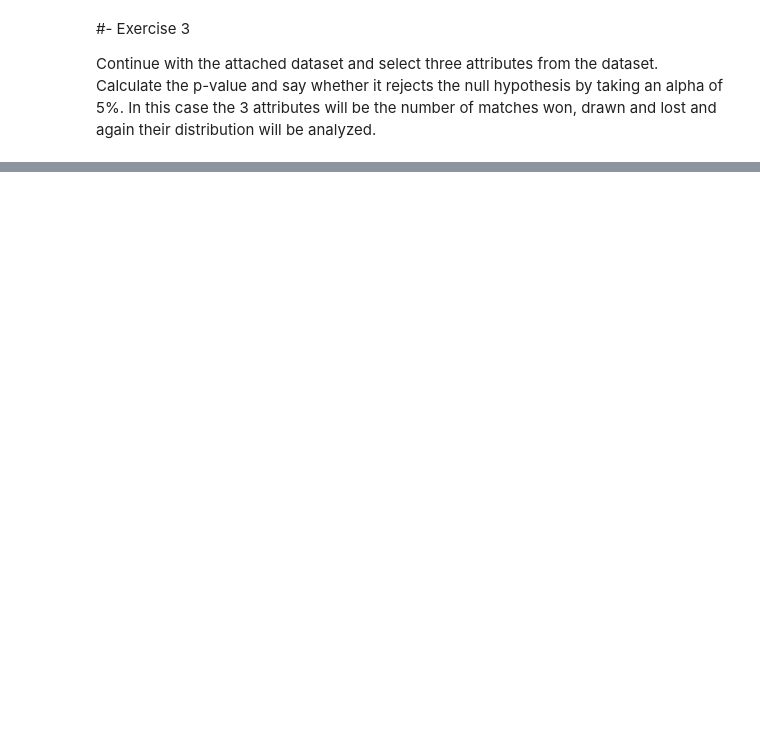
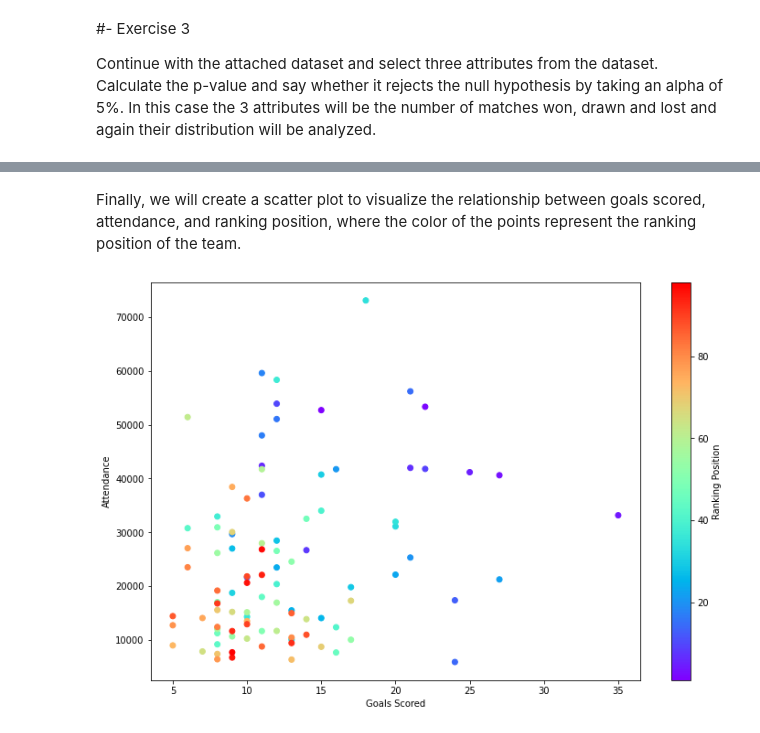
Before and after one commit to ddenebb/hipotesis_testing, a Jupyter notebook: Tasca_M5_T01.ipynb, the cells around one changed output, grey strips where cells are left out. Drawn from its saved outputs; the diff is of its cells as text; code cells hidden in the pictures; blank space fills up the shorter version.

```diff
--- a/Tasca_M5_T01.ipynb
+++ b/Tasca_M5_T01.ipynb
@@ -333,0 +235,12 @@ plt.show()
+# %% [markdown]
+Finally, we will create a scatter plot to visualize the relationship between goals scored, attendance, and ranking position, where the color of the points represent the ranking position of the team.
+# %%
+# Create a scatter plot to visualize the relationship between goals scored, attendance, and ranking position
+fig, ax = plt.subplots(figsize=(12,8))
+plt.scatter(df['goals'], df['Attendance'], c=df['Rk'], cmap='rainbow')
+plt.xlabel("Goals Scored")
+plt.ylabel("Attendance")
+plt.colorbar(label="Ranking Position")
+plt.show()
+# %% [output]
+[figure, added]
```
Also changed, not shown: parts of 15 cells of this notebook.
